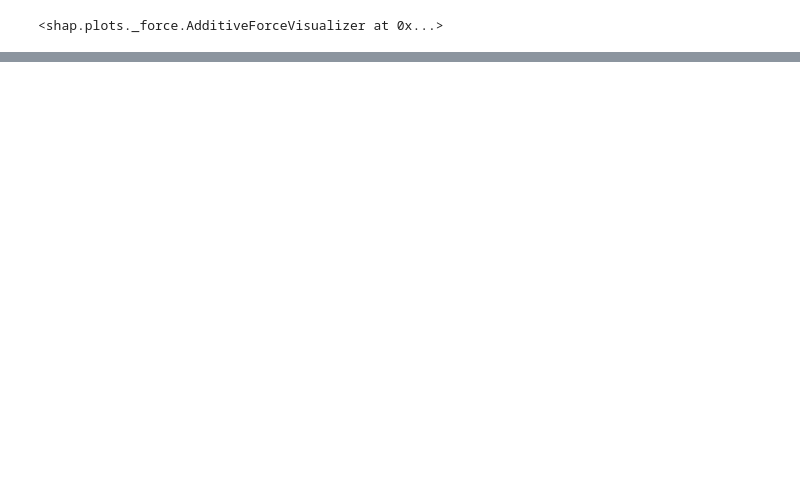
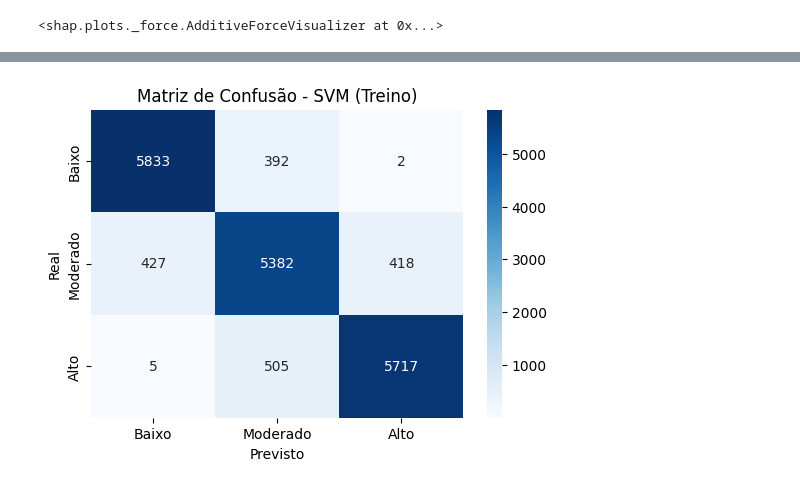
Before and after one commit to AyrllanP/PISI-3, a Jupyter notebook: modelos_classificacao.ipynb, the cells around one changed output, grey strips where cells are left out. Saved outputs shown, nothing was run; the diff lists cells and outputs as text; code cells hidden in the pictures; blank space fills up the shorter version.

Commit message:
Adiciona SMOTE para balanceamento de dados no modelo SVM

```diff
--- a/modelos_classificacao.ipynb
+++ b/modelos_classificacao.ipynb
@@ -481,0 +500,89 @@ shap.force_plot(explainer.expected_value, shap_values[0], X_test[0], feature_nam
+# %%
+import pandas as pd
+from sklearn.svm import SVC
+from sklearn.preprocessing import StandardScaler
+from sklearn.model_selection import train_test_split
+from sklearn.metrics import accuracy_score, classification_report, confusion_matrix
+from imblearn.over_sampling import SMOTE  # Importando SMOTE
+import seaborn as sns
+import matplotlib.pyplot as plt
+
+# Carregando os dados
+file_url = "https://raw.githubusercontent.com/AyrllanP/PISI-3/main/Wellbeing_and_lifestyle_data_Kaggle.csv"
+data = pd.read_csv(file_url)
+
+# Pré-processamento dos dados
+data['DAILY_STRESS'] = data['DAILY_STRESS'].replace("1/1/00", 3)
+data['DAILY_STRESS'] = data['DAILY_STRESS'].astype(int)
+data['DAILY_STRESS'] = data['DAILY_STRESS'].replace({0: 'baixo', 1: 'baixo', 2: 'moderado', 3: 'moderado', 4: 'alto', 5: 'alto'})
+
+# Remoção de colunas irrelevantes
+data = data.drop(["Timestamp"], axis=1, errors='ignore')
+
+# Codificação de variáveis categóricas
+data['DAILY_STRESS'] = data['DAILY_STRESS'].replace({'baixo': 0, 'moderado': 1, 'alto': 2})
+data['GENDER'] = data['GENDER'].replace({'Male': 0, 'Female': 1})
+data['AGE'] = data['AGE'].replace({'Less than 20': 0, '21 to 35': 1, '36 to 50': 2, '51 or more': 3})
+
+# Separando features (X) e target (y)
+X = data.drop(columns=['DAILY_STRESS']).values
+y = data['DAILY_STRESS'].values
+
+# Dividir dados em treino (80%) e teste (20%)
+X_train, X_test, y_train, y_test = train_test_split(X, y, test_size=0.2, random_state=42)
+
+# Aplicar SMOTE apenas no conjunto de treino
+smote = SMOTE(random_state=42)
+X_train_resampled, y_train_resampled = smote.fit_resample(X_train, y_train)
+
+# Normalizar os dados
+scaler = StandardScaler()
+X_train_resampled = scaler.fit_transform(X_train_resampled)
+X_test = scaler.transform(X_test)
+
+# Treinar modelo SVM
+svm_model = SVC(kernel='rbf', C=1.0, gamma='scale')  # Kernel RBF para melhor performance
+svm_model.fit(X_train_resampled, y_train_resampled)
+
+# Fazer previsões no conjunto de treino e teste
+y_pred_train = svm_model.predict(X_train_resampled)
+y_pred_test = svm_model.predict(X_test)
+
+# Avaliar o modelo no conjunto de treino
+accuracy_train = accuracy_score(y_train_resampled, y_pred_train)
+conf_matrix_train = confusion_matrix(y_train_resampled, y_pred_train)
+class_report_train = classification_report(y_train_resampled, y_pred_train)
+
+# Exibindo as métricas de avaliação no conjunto de treino
+print("Métricas no conjunto de treino:")
+print(f"Acurácia: {accuracy_train:.4f}")
+print("\nRelatório de Classificação:\n", class_report_train)
+print("\nMatriz de Confusão:\n", conf_matrix_train)
+
+# Plotando a matriz de confusão para o conjunto de treino
+plt.figure(figsize=(6, 4))
+sns.heatmap(conf_matrix_train, annot=True, fmt="d", cmap="Blues", xticklabels=['Baixo', 'Moderado', 'Alto'], yticklabels=['Baixo', 'Moderado', 'Alto'])
+plt.xlabel("Previsto")
+plt.ylabel("Real")
+plt.title("Matriz de Confusão - SVM (Treino)")
+plt.show()
+
+# Avaliar o modelo no conjunto de teste
+accuracy_test = accuracy_score(y_test, y_pred_test)
+conf_matrix_test = confusion_matrix(y_test, y_pred_test)
+class_report_test = classification_report(y_test, y_pred_test)
+
+# Exibindo as métricas de avaliação no conjunto de teste
+print("\nMétricas no conjunto de teste:")
+print(f"Acurácia: {accuracy_test:.4f}")
+print("\nRelatório de Classificação:\n", class_report_test)
+print("\nMatriz de Confusão:\n", conf_matrix_test)
+
+# Plotando a matriz de confusão para o conjunto de teste
+plt.figure(figsize=(6, 4))
+sns.heatmap(conf_matrix_test, annot=True, fmt="d", cmap="Blues", xticklabels=['Baixo', 'Moderado', 'Alto'], yticklabels=['Baixo', 'Moderado', 'Alto'])
+plt.xlabel("Previsto")
+plt.ylabel("Real")
+plt.title("Matriz de Confusão - SVM (Teste)")
+plt.show()
+# %% [output]
@@ -481,0 +608 @@ shap.force_plot(explainer.expected_value, shap_values[0], X_test[0], feature_nam
+[figure, added]
```
Also changed, not shown: parts of 4 cells of this notebook.
